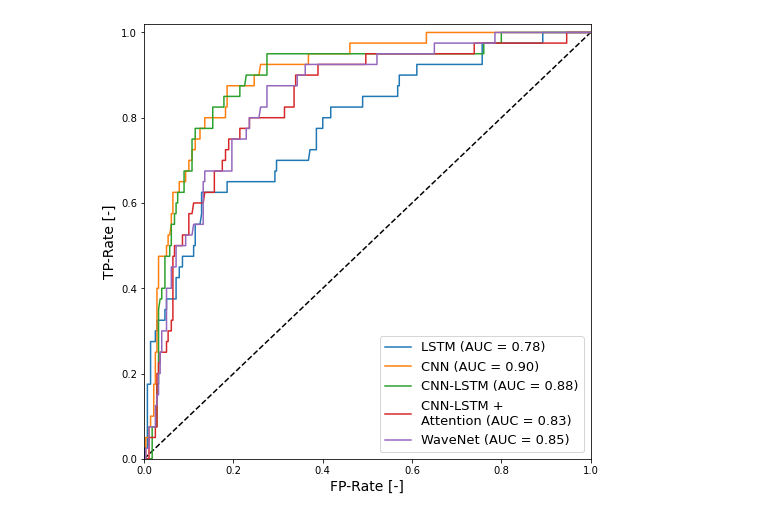
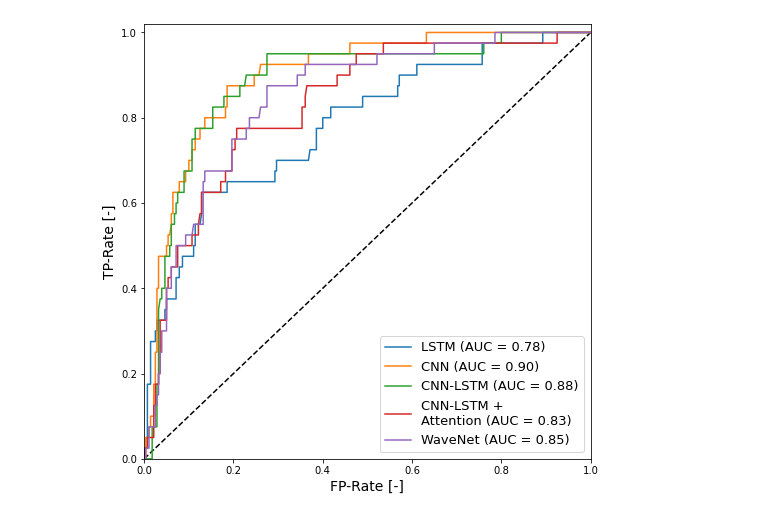
Before and after one commit to dmholtz/deep-anomaly-detection, a Jupyter notebook: figures/roc_curve.ipynb, the cells around one changed output. Drawn from its saved outputs; the diff is of its cells as text; code cells hidden in the pictures.

Commit message:
update figures

```diff
--- a/figures/roc_curve.ipynb
+++ b/figures/roc_curve.ipynb
@@ -7,35 +7,35 @@ TPR = {
     "LSTM": [0.0,0.025,0.025,0.175,0.175,0.275,0.275,0.3,0.3,0.325,0.325,0.325,0.325,0.35,0.35,0.375,0.375,0.425,0.425,0.45,0.45,0.475,0.475,0.5,0.5,0.55,0.55,0.575,0.625,0.625,0.65,0.65,0.675,0.675,0.7,0.7,0.725,0.725,0.775,0.775,0.8,0.8,0.825,0.825,0.85,0.85,0.875,0.875,0.9,0.9,0.925,0.925,0.925,0.925,0.925,0.925,0.975,0.975,0.975,0.975,0.975,0.975,1.0,1.0,1.0,1.0,1.0,1.0,],
     "CNN": [0.0,0.0,0.05,0.05,0.075,0.075,0.1,0.1,0.175,0.175,0.25,0.25,0.275,0.325,0.4,0.4,0.475,0.475,0.5,0.5,0.525,0.525,0.55,0.575,0.575,0.625,0.625,0.65,0.65,0.675,0.675,0.7,0.7,0.725,0.725,0.75,0.75,0.775,0.775,0.8,0.8,0.825,0.825,0.875,0.875,0.875,0.875,0.9,0.9,0.925,0.925,0.95,0.95,0.975,0.975,0.975,0.975,1.0,1.0,1.0,1.0,1.0,1.0,1.0,1.0,1.0,1.0,1.0,1.0,],
     "CNN-LSTM": [0.0,0.0,0.0,0.075,0.075,0.175,0.175,0.35,0.375,0.375,0.4,0.4,0.475,0.475,0.5,0.5,0.55,0.55,0.575,0.575,0.6,0.6,0.625,0.625,0.625,0.675,0.675,0.75,0.75,0.775,0.775,0.825,0.825,0.85,0.85,0.875,0.875,0.9,0.9,0.95,0.95,0.95,0.95,0.95,0.95,0.95,0.95,0.975,0.975,1.0,1.0,1.0,1.0,1.0,1.0,1.0,],
-    "CNN-LSTM + \nAttention": [0.0,0.0,0.0,0.05,0.05,0.075,0.075,0.2,0.2,0.225,0.225,0.25,0.25,0.275,0.275,0.3,0.3,0.325,0.325,0.425,0.475,0.475,0.5,0.5,0.525,0.525,0.525,0.575,0.575,0.6,0.6,0.625,0.625,0.675,0.675,0.7,0.7,0.725,0.725,0.75,0.75,0.775,0.775,0.8,0.8,0.825,0.825,0.875,0.875,0.9,0.9,0.925,0.925,0.925,0.925,0.95,0.95,0.95,0.95,0.975,0.975,0.975,0.975,0.975,0.975,0.975,1.0,1.0,],
+    "CNN-LSTM + \nAttention": [0.0,0.025,0.025,0.05,0.05,0.125,0.125,0.175,0.175,0.2,0.2,0.325,0.325,0.4,0.4,0.425,0.425,0.45,0.45,0.5,0.5,0.525,0.525,0.55,0.575,0.575,0.625,0.625,0.65,0.65,0.675,0.675,0.725,0.725,0.75,0.75,0.775,0.775,0.825,0.825,0.85,0.875,0.875,0.9,0.9,0.925,0.925,0.95,0.95,0.95,0.95,0.975,0.975,0.975,0.975,0.975,0.975,0.975,0.975,1.0,1.0,1.0,1.0,1.0,1.0],
     "WaveNet": [0.0,0.0,0.025,0.025,0.075,0.075,0.125,0.125,0.15,0.15,0.2,0.2,0.25,0.25,0.3,0.3,0.4,0.4,0.45,0.45,0.5,0.5,0.525,0.525,0.55,0.55,0.6,0.65,0.65,0.675,0.675,0.675,0.75,0.75,0.775,0.775,0.8,0.8,0.825,0.825,0.875,0.875,0.875,0.875,0.9,0.9,0.925,0.925,0.925,0.925,0.925,0.925,0.925,0.925,0.95,0.95,0.975,0.975,1.0,1.0,1.0,1.0,1.0,1.0,],
 }
 FPR = {
     "LSTM": [0.0,0.0,0.007142857142857143,0.007142857142857143,0.014285714285714285,0.014285714285714285,0.025,0.025,0.02857142857142857,0.02857142857142857,0.03571428571428571,0.04285714285714286,0.04642857142857143,0.04642857142857143,0.05,0.05,0.07142857142857142,0.07142857142857142,0.07857142857142857,0.07857142857142857,0.08571428571428572,0.08571428571428572,0.11071428571428571,0.11071428571428571,0.11428571428571428,0.11428571428571428,0.125,0.12857142857142856,0.12857142857142856,0.18571428571428572,0.18571428571428572,0.29285714285714287,0.29285714285714287,0.29642857142857143,0.29642857142857143,0.3678571428571429,0.37142857142857144,0.38571428571428573,0.38571428571428573,0.4,0.4,0.41785714285714287,0.41785714285714287,0.48928571428571427,0.48928571428571427,0.5678571428571428,0.5678571428571428,0.5714285714285714,0.5714285714285714,0.6107142857142858,0.6107142857142858,0.6392857142857142,0.6464285714285715,0.6678571428571428,0.675,0.7571428571428571,0.7571428571428571,0.8392857142857143,0.8464285714285714,0.875,0.8821428571428571,0.8928571428571429,0.8928571428571429,0.9214285714285714,0.9285714285714286,0.9892857142857143,0.9964285714285714,1.0,],
     "CNN": [0.0,0.0035714285714285713,0.0035714285714285713,0.010714285714285714,0.010714285714285714,0.014285714285714285,0.014285714285714285,0.02142857142857143,0.02142857142857143,0.025,0.025,0.02857142857142857,0.02857142857142857,0.02857142857142857,0.02857142857142857,0.03214285714285714,0.03214285714285714,0.05,0.05,0.05357142857142857,0.05357142857142857,0.05714285714285714,0.060714285714285714,0.060714285714285714,0.06428571428571428,0.06428571428571428,0.07857142857142857,0.07857142857142857,0.09285714285714286,0.09285714285714286,0.1,0.1,0.10714285714285714,0.10714285714285714,0.11428571428571428,0.11428571428571428,0.125,0.125,0.1357142857142857,0.1357142857142857,0.18214285714285713,0.18214285714285713,0.18571428571428572,0.18571428571428572,0.20714285714285716,0.21428571428571427,0.24642857142857144,0.24642857142857144,0.2571428571428571,0.26071428571428573,0.3678571428571429,0.3678571428571429,0.4607142857142857,0.4607142857142857,0.5285714285714286,0.5357142857142857,0.6321428571428571,0.6321428571428571,0.6714285714285714,0.6785714285714286,0.7392857142857143,0.7464285714285714,0.7571428571428571,0.7642857142857142,0.775,0.7821428571428571,0.9321428571428572,0.9392857142857143,1.0,],
     "CNN-LSTM": [0.0,0.0035714285714285713,0.017857142857142856,0.017857142857142856,0.02857142857142857,0.02857142857142857,0.03214285714285714,0.03214285714285714,0.03571428571428571,0.039285714285714285,0.039285714285714285,0.04642857142857143,0.04642857142857143,0.05714285714285714,0.05714285714285714,0.060714285714285714,0.060714285714285714,0.06785714285714285,0.06785714285714285,0.07142857142857142,0.07142857142857142,0.075,0.075,0.08214285714285714,0.08928571428571429,0.08928571428571429,0.10714285714285714,0.10714285714285714,0.11428571428571428,0.11428571428571428,0.15357142857142858,0.15357142857142858,0.17857142857142858,0.17857142857142858,0.21428571428571427,0.21428571428571427,0.225,0.22857142857142856,0.275,0.275,0.3535714285714286,0.3607142857142857,0.7107142857142857,0.7178571428571429,0.7464285714285714,0.7535714285714286,0.7607142857142857,0.7607142857142857,0.8,0.8,0.8071428571428572,0.925,0.9321428571428572,0.9678571428571429,0.975,1.0,],
-    "CNN-LSTM + \nAttention": [0.0,0.0035714285714285713,0.010714285714285714,0.010714285714285714,0.025,0.025,0.02857142857142857,0.02857142857142857,0.03214285714285714,0.03214285714285714,0.03571428571428571,0.03571428571428571,0.05,0.05,0.05357142857142857,0.05357142857142857,0.060714285714285714,0.060714285714285714,0.06428571428571428,0.06428571428571428,0.06428571428571428,0.06785714285714285,0.06785714285714285,0.08571428571428572,0.08571428571428572,0.09285714285714286,0.1,0.1,0.10714285714285714,0.11071428571428571,0.13214285714285715,0.1357142857142857,0.15714285714285714,0.15714285714285714,0.175,0.175,0.18214285714285713,0.18214285714285713,0.18928571428571428,0.18928571428571428,0.21428571428571427,0.21428571428571427,0.2357142857142857,0.2357142857142857,0.3142857142857143,0.3142857142857143,0.3357142857142857,0.3357142857142857,0.3392857142857143,0.3392857142857143,0.3892857142857143,0.3892857142857143,0.45714285714285713,0.4642857142857143,0.49642857142857144,0.49642857142857144,0.7142857142857143,0.7214285714285714,0.7392857142857143,0.7392857142857143,0.8035714285714286,0.8107142857142857,0.9142857142857143,0.9285714285714286,0.9392857142857143,0.9464285714285714,0.9464285714285714,1.0,],
+    "CNN-LSTM + \nAttention": [0.0,0.0,0.007142857142857143,0.007142857142857143,0.02142857142857143,0.02142857142857143,0.025,0.025,0.03214285714285714,0.03214285714285714,0.03571428571428571,0.03571428571428571,0.05,0.05,0.05357142857142857,0.05357142857142857,0.060714285714285714,0.060714285714285714,0.075,0.075,0.10714285714285714,0.10714285714285714,0.12142857142857143,0.12142857142857143,0.125,0.12857142857142856,0.12857142857142856,0.17142857142857143,0.17142857142857143,0.18214285714285713,0.18214285714285713,0.19642857142857142,0.19642857142857142,0.20357142857142857,0.20357142857142857,0.20714285714285716,0.20714285714285716,0.3535714285714286,0.3535714285714286,0.3607142857142857,0.3607142857142857,0.36428571428571427,0.43214285714285716,0.43214285714285716,0.4607142857142857,0.4607142857142857,0.475,0.475,0.48214285714285715,0.48928571428571427,0.5357142857142857,0.5357142857142857,0.5392857142857143,0.5464285714285714,0.6035714285714285,0.6107142857142858,0.8821428571428571,0.8892857142857142,0.925,0.925,0.9571428571428572,0.9642857142857143,0.975,0.9821428571428571,1.0],
     "WaveNet": [0.0,0.0035714285714285713,0.0035714285714285713,0.010714285714285714,0.010714285714285714,0.025,0.025,0.02857142857142857,0.02857142857142857,0.03214285714285714,0.03214285714285714,0.03571428571428571,0.03571428571428571,0.039285714285714285,0.039285714285714285,0.05,0.05,0.060714285714285714,0.060714285714285714,0.07142857142857142,0.07142857142857142,0.09285714285714286,0.09285714285714286,0.10714285714285714,0.11071428571428571,0.13214285714285715,0.13214285714285715,0.13214285714285715,0.1357142857142857,0.1357142857142857,0.18928571428571428,0.19642857142857142,0.19642857142857142,0.22857142857142856,0.22857142857142856,0.2357142857142857,0.2357142857142857,0.2571428571428571,0.26071428571428573,0.275,0.275,0.28214285714285714,0.2892857142857143,0.34285714285714286,0.34285714285714286,0.3607142857142857,0.3607142857142857,0.4357142857142857,0.44285714285714284,0.4857142857142857,0.4928571428571429,0.5071428571428571,0.5142857142857142,0.5214285714285715,0.5214285714285715,0.65,0.65,0.7857142857142857,0.7857142857142857,0.8464285714285714,0.8535714285714285,0.95,0.9571428571428572,1.0,],
 }
 
 fig, ax = plt.subplots(figsize=(8,8))
 ax.plot([0,1],[0,1], '--', color='k')
 
 for key, tpr in TPR.items():
     fpr = FPR[key]
     auc = metrics.auc(fpr, tpr)
     ax.plot(fpr, tpr, label=f'{key} (AUC = {auc:.2f})')
 
 #ax.plot([0], 1, 'x', label='ideales Modell')
 
 ax.set_xlabel('FP-Rate [-]', fontsize=14)
 ax.set_ylabel('TP-Rate [-]', fontsize=14)
 
 ax.set_xlim([0,1])
 ax.set_ylim([0,1.02])
 
 legend = ax.legend(fontsize=13)
 
 fig.savefig('roc.pdf', bbox_inches='tight')
 # %% [output]
-[figure, old version]
+[figure, new version]
```
Also changed, not shown: 4 other files.
